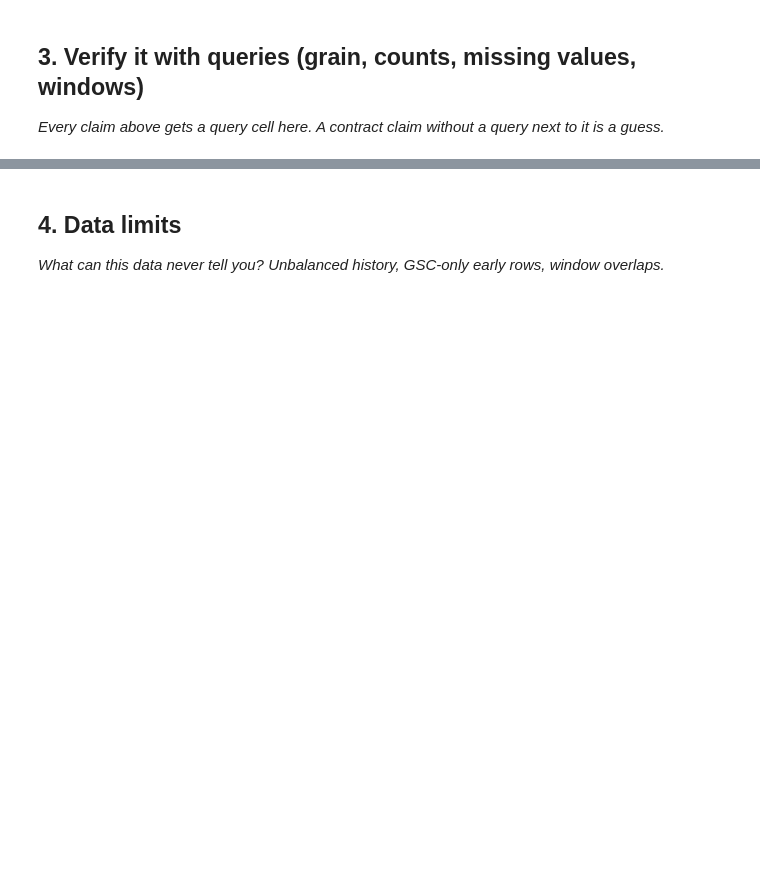
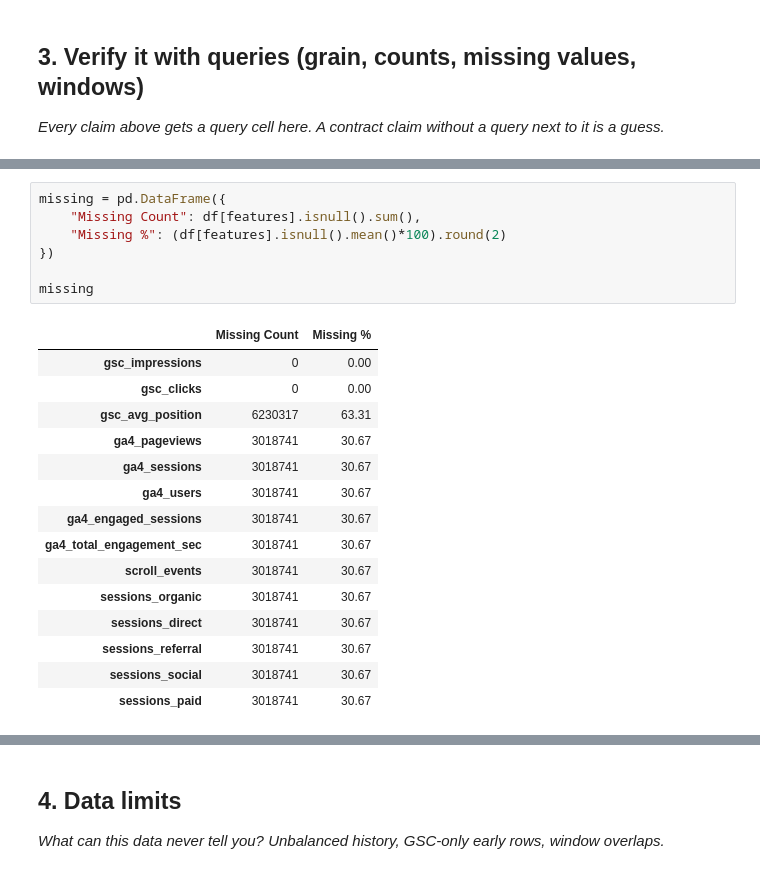
Before and after one commit to hapepaAhmed/my-capstone-project, a Jupyter notebook: work/notebooks/w03_data_contract.ipynb, the cells around one changed output, grey strips where cells are left out. Saved outputs shown, nothing was run; the diff lists cells and outputs as text; blank space fills up the shorter version.

```diff
--- a/work/notebooks/w03_data_contract.ipynb
+++ b/work/notebooks/w03_data_contract.ipynb
@@ -294,0 +263,23 @@ Rows with both GSC and GA4 data available: 364347
+# %%
+missing = pd.DataFrame({
+    "Missing Count": df[features].isnull().sum(),
+    "Missing %": (df[features].isnull().mean()*100).round(2)
+})
+
+missing
+# %% [output]
+|  | Missing Count | Missing % |
+| gsc_impressions | 0 | 0.00 |
+| gsc_clicks | 0 | 0.00 |
+| gsc_avg_position | 6230317 | 63.31 |
+| ga4_pageviews | 3018741 | 30.67 |
+| ga4_sessions | 3018741 | 30.67 |
+| ga4_users | 3018741 | 30.67 |
+| ga4_engaged_sessions | 3018741 | 30.67 |
+| ga4_total_engagement_sec | 3018741 | 30.67 |
+| scroll_events | 3018741 | 30.67 |
+| sessions_organic | 3018741 | 30.67 |
+| sessions_direct | 3018741 | 30.67 |
+| sessions_referral | 3018741 | 30.67 |
+| sessions_social | 3018741 | 30.67 |
+| sessions_paid | 3018741 | 30.67 |
```
Also changed, not shown: parts of 14 cells of this notebook.
